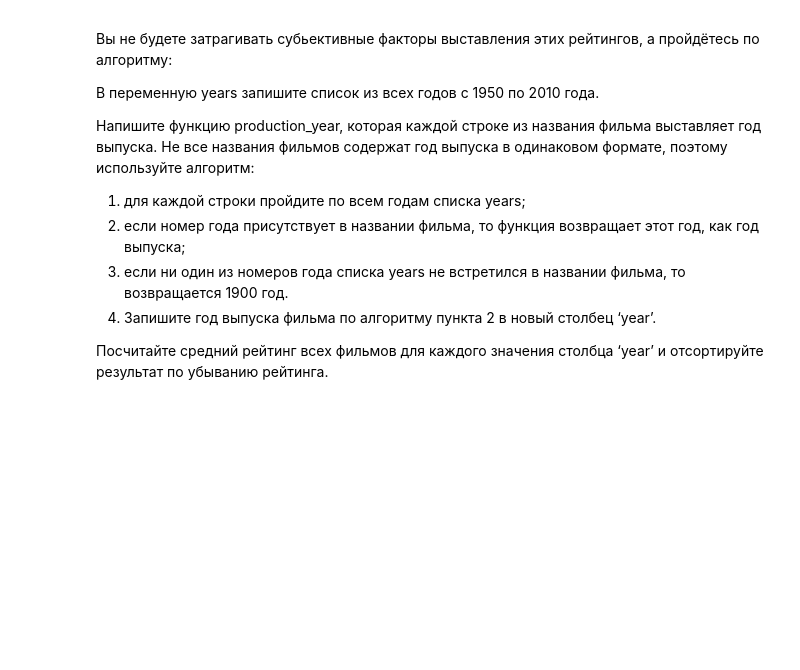
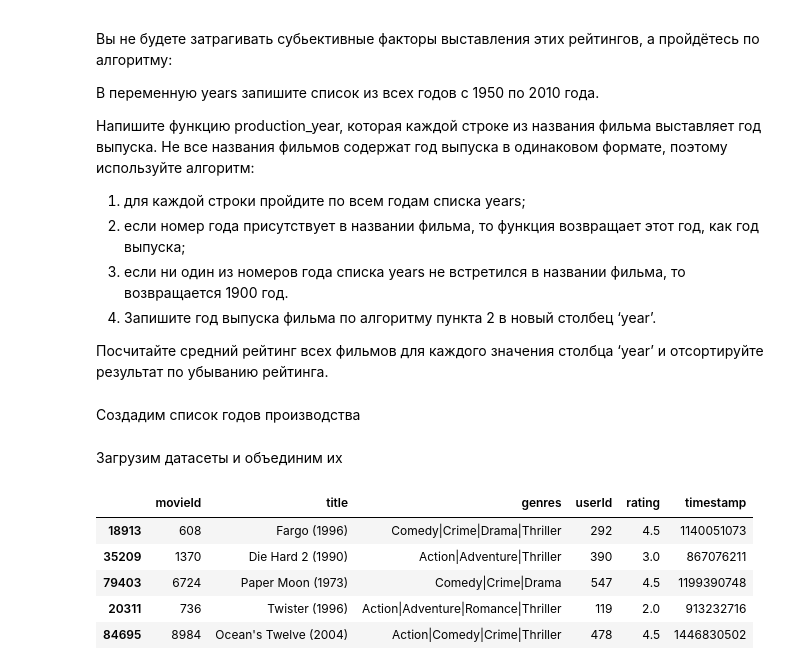
Before and after one commit to nik-gorby/PYDA-64, a Jupyter notebook: HW_9/hw9.ipynb, the cells around one changed output. Drawn from its saved outputs; the diff is of its cells as text; code cells hidden in the pictures; blank space fills up the shorter version.

```diff
--- a/HW_9/hw9.ipynb
+++ b/HW_9/hw9.ipynb
@@ -192,3 +192,5 @@ df_kewords[df_kewords['region'] == 'Undefined'].sample(10)
 4. Запишите год выпуска фильма по алгоритму пункта 2 в новый столбец ‘year’.
 
 Посчитайте средний рейтинг всех фильмов для каждого значения столбца ‘year’ и отсортируйте результат по убыванию рейтинга.
+# %% [markdown]
+Создадим список годов производства
@@ -194,0 +199,2 @@ df_kewords[df_kewords['region'] == 'Undefined'].sample(10)
+# %% [markdown]
+Загрузим датасеты и объединим их
@@ -194,0 +206,9 @@ df_kewords[df_kewords['region'] == 'Undefined'].sample(10)
+# %%
+df_films_rating.sample(5)
+# %% [output]
+|  | movieId | title | genres | userId | rating | timestamp |
+| 18913 | 608 | Fargo (1996) | Comedy|Crime|Drama|Thriller | 292 | 4.5 | 1140051073 |
+| 35209 | 1370 | Die Hard 2 (1990) | Action|Adventure|Thriller | 390 | 3.0 | 867076211 |
+| 79403 | 6724 | Paper Moon (1973) | Comedy|Crime|Drama | 547 | 4.5 | 1199390748 |
+| 20311 | 736 | Twister (1996) | Action|Adventure|Romance|Thriller | 119 | 2.0 | 913232716 |
+| 84695 | 8984 | Ocean's Twelve (2004) | Action|Comedy|Crime|Thriller | 478 | 4.5 | 1446830502 |
```
Also changed, not shown: parts of 19 cells of this notebook.
